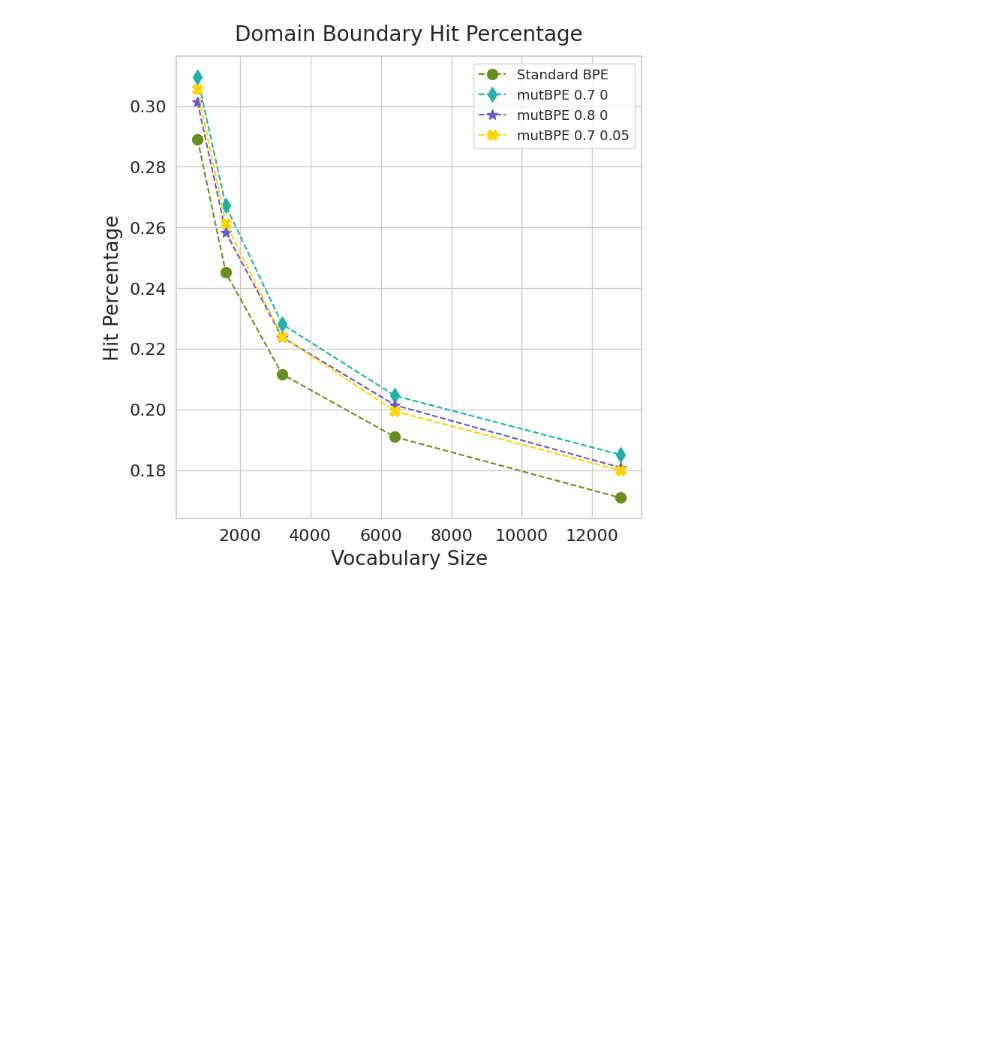
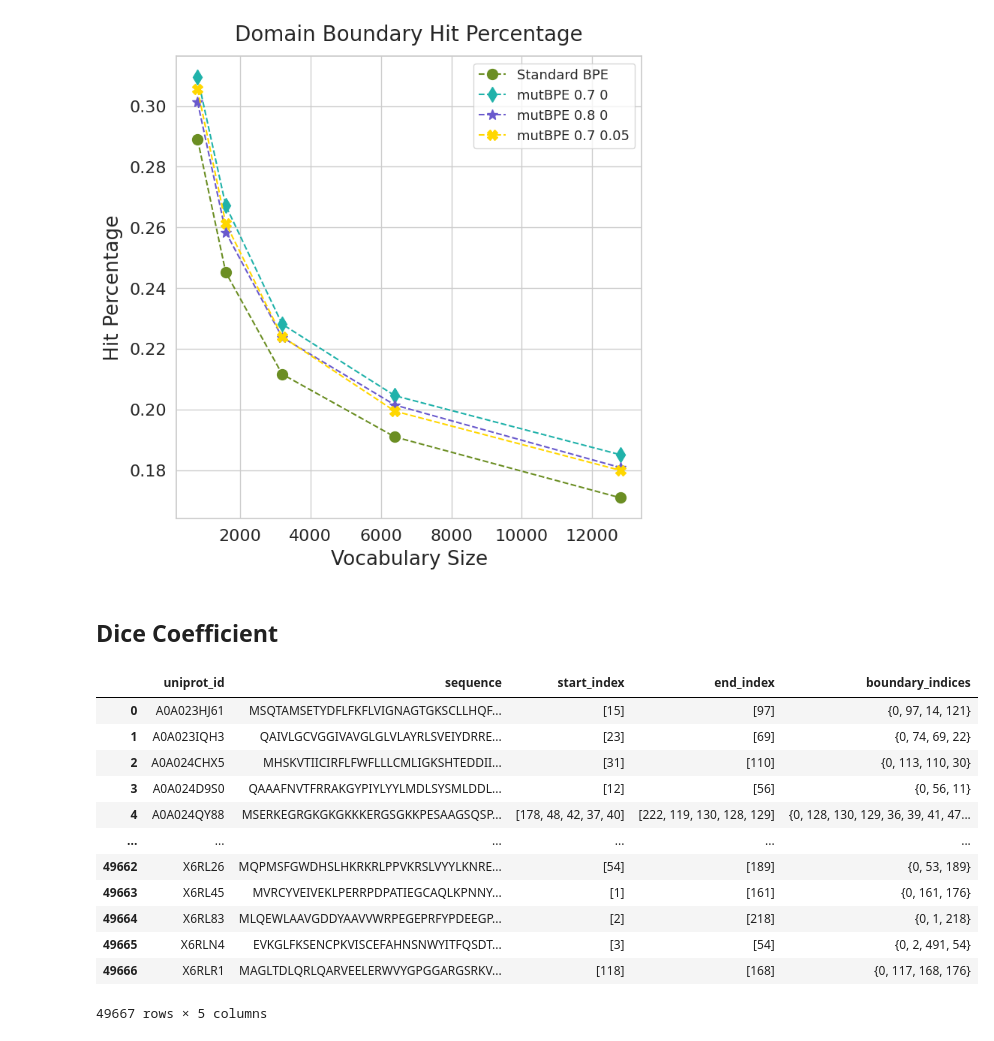
Before and after one commit to boun-tabi-lifelu/evolutionary-subword-tokenization, a Jupyter notebook: Prog/linguistic_laws_meet_protein_sequences.ipynb, the cells around one changed output. Cells and saved outputs as stored; diff of their text form; code cells hidden in the pictures; blank space fills up the shorter version.

```diff
--- a/Prog/linguistic_laws_meet_protein_sequences.ipynb
+++ b/Prog/linguistic_laws_meet_protein_sequences.ipynb
@@ -799,3 +799,23 @@ plt.legend()
 plt.show()
 # %% [output]
 [figure]
+# %% [markdown]
+## Dice Coefficient
+# %%
+df_domain_boundaries_merged = df_domain_boundaries.groupby('uniprot_id').agg({'sequence': 'first', 'start_index': list, 'end_index':list}).reset_index()
+df_domain_boundaries_merged['boundary_indices'] = df_domain_boundaries_merged.apply(lambda row: set([0]+(np.array(row['start_index'])-1).tolist() + row['end_index'] + [len(row['sequence'])]), axis=1)
+df_domain_boundaries_merged
+# %% [output]
+|  | uniprot_id | sequence | start_index | end_index | boundary_indices |
+| 0 | A0A023HJ61 | MSQTAMSETYDFLFKFLVIGNAGTGKSCLLHQF... | [15] | [97] | {0, 97, 14, 121} |
+| 1 | A0A023IQH3 | QAIVLGCVGGIVAVGLGLVLAYRLSVEIYDRRE... | [23] | [69] | {0, 74, 69, 22} |
+| 2 | A0A024CHX5 | MHSKVTIICIRFLFWFLLLCMLIGKSHTEDDII... | [31] | [110] | {0, 113, 110, 30} |
+| 3 | A0A024D9S0 | QAAAFNVTFRRAKGYPIYLYYLMDLSYSMLDDL... | [12] | [56] | {0, 56, 11} |
+| 4 | A0A024QY88 | MSERKEGRGKGKGKKKERGSGKKPESAAGSQSP... | [178, 48, 42, 37, 40] | [222, 119, 130, 128, 129] | {0, 128, 130, 129, 36, 39, 41, 47... |
+| ... | ... | ... | ... | ... | ... |
+| 49662 | X6RL26 | MQPMSFGWDHSLHKRKRLPPVKRSLVYYLKNRE... | [54] | [189] | {0, 53, 189} |
+| 49663 | X6RL45 | MVRCYVEIVEKLPERRPDPATIEGCAQLKPNNY... | [1] | [161] | {0, 161, 176} |
+| 49664 | X6RL83 | MLQEWLAAVGDDYAAVVWRPEGEPRFYPDEEGP... | [2] | [218] | {0, 1, 218} |
+| 49665 | X6RLN4 | EVKGLFKSENCPKVISCEFAHNSNWYITFQSDT... | [3] | [54] | {0, 2, 491, 54} |
+| 49666 | X6RLR1 | MAGLTDLQRLQARVEELERWVYGPGGARGSRKV... | [118] | [168] | {0, 117, 168, 176} |
+49667 rows × 5 columns
```
Also changed, not shown: parts of 5 cells of this notebook.
